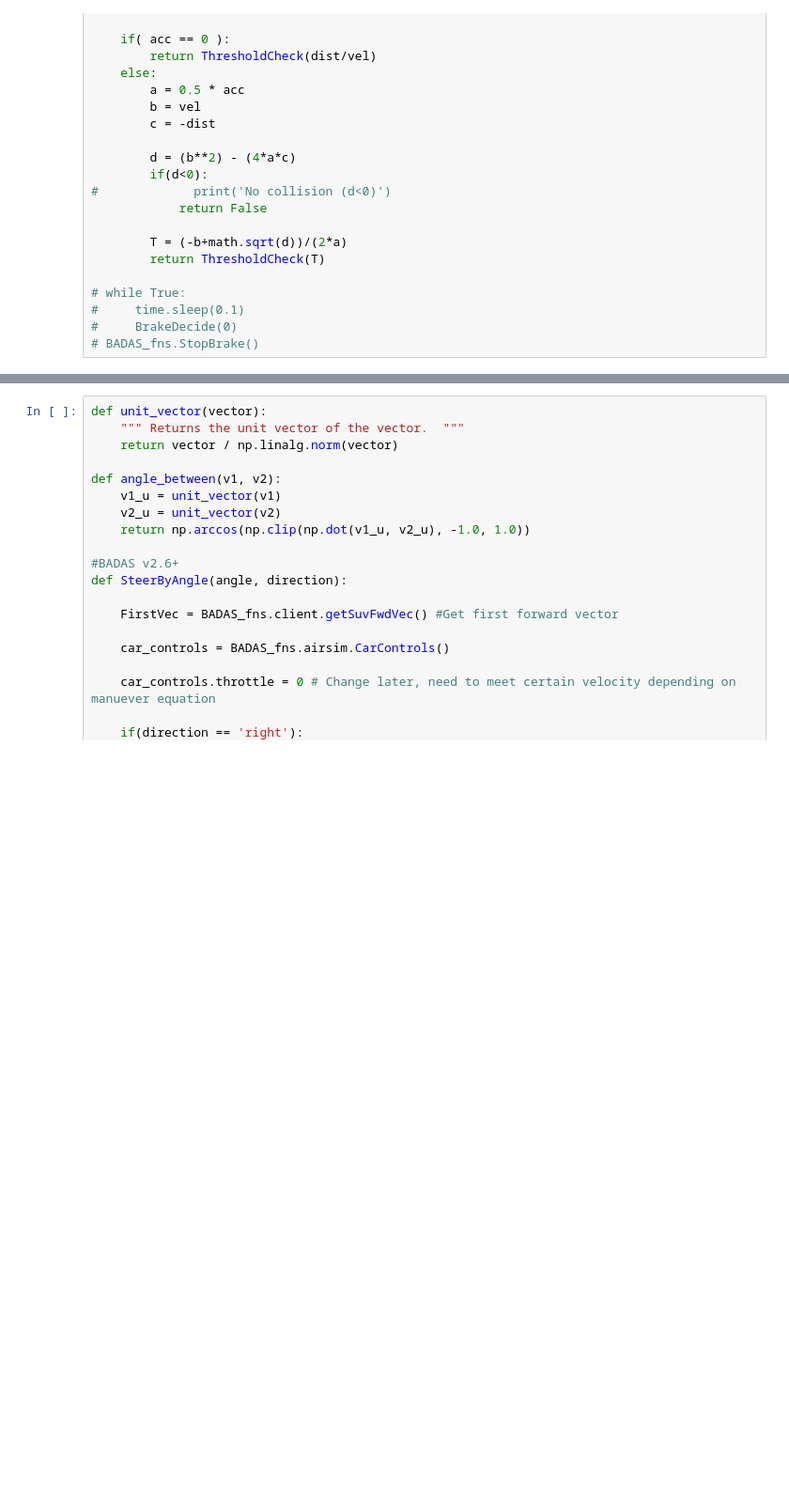
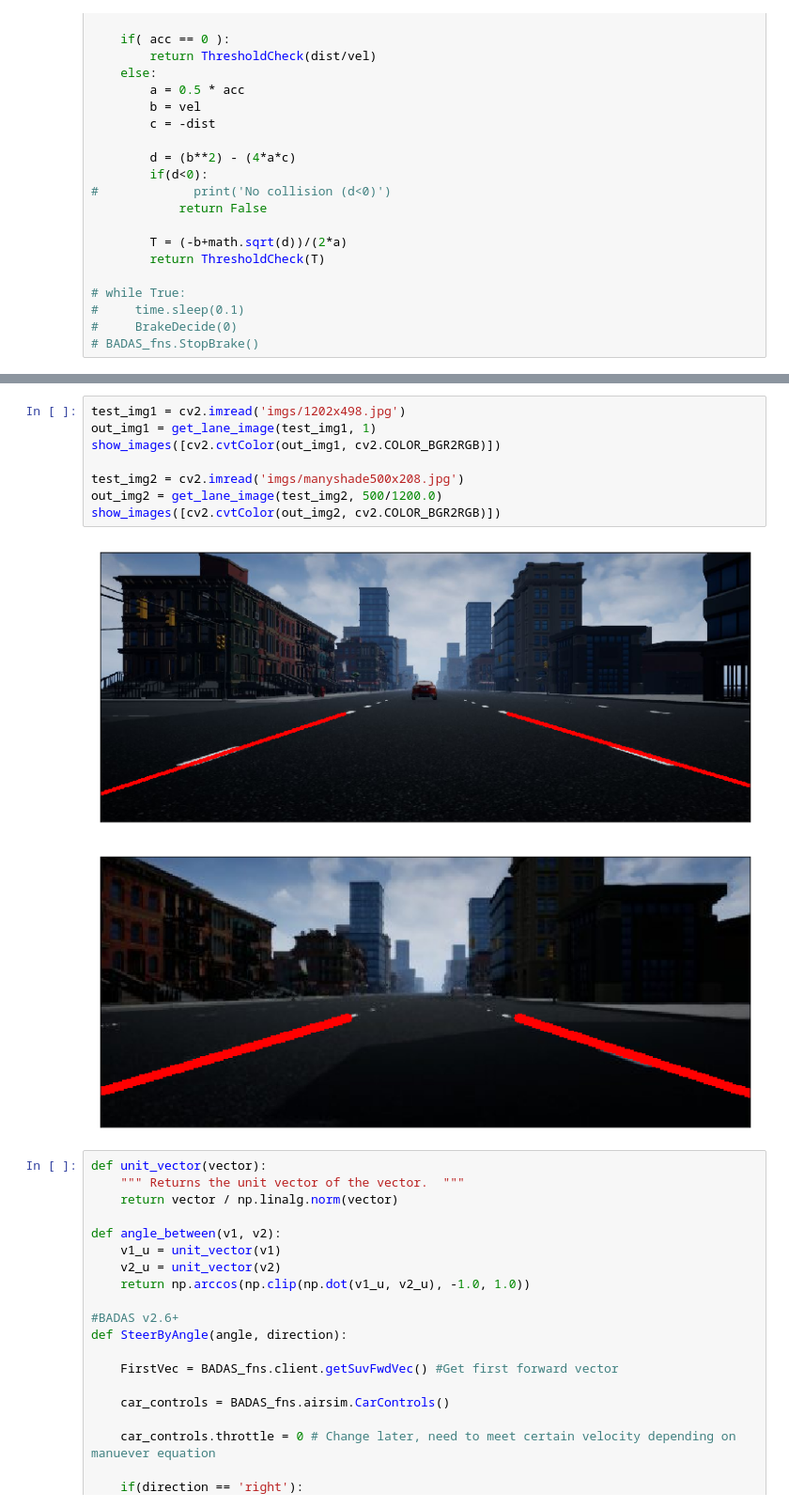
Before and after one commit to hesham-akmal/Brain-ADAS, a Jupyter notebook: CarDetection/YOLO and Distance/DriverBADAS.ipynb, the cells around one changed output, grey strips where cells are left out. Shown at 94% size. Saved outputs shown, nothing was run; the diff lists cells and outputs as text; blank space fills up the shorter version.

```diff
--- a/CarDetection/YOLO and Distance/DriverBADAS.ipynb
+++ b/CarDetection/YOLO and Distance/DriverBADAS.ipynb
@@ -546,3 +579,14 @@ after ROI
+# %%
+test_img1 = cv2.imread('imgs/1202x498.jpg')
+out_img1 = get_lane_image(test_img1, 1)
+show_images([cv2.cvtColor(out_img1, cv2.COLOR_BGR2RGB)])
+
+test_img2 = cv2.imread('imgs/manyshade500x208.jpg')
+out_img2 = get_lane_image(test_img2, 500/1200.0)
+show_images([cv2.cvtColor(out_img2, cv2.COLOR_BGR2RGB)])
+# %% [output]
+[figure, added]
+[figure, added]
 # %%
 def unit_vector(vector):
     """ Returns the unit vector of the vector.  """
```
Also changed, not shown: parts of 4 cells of this notebook, 3 other files.
